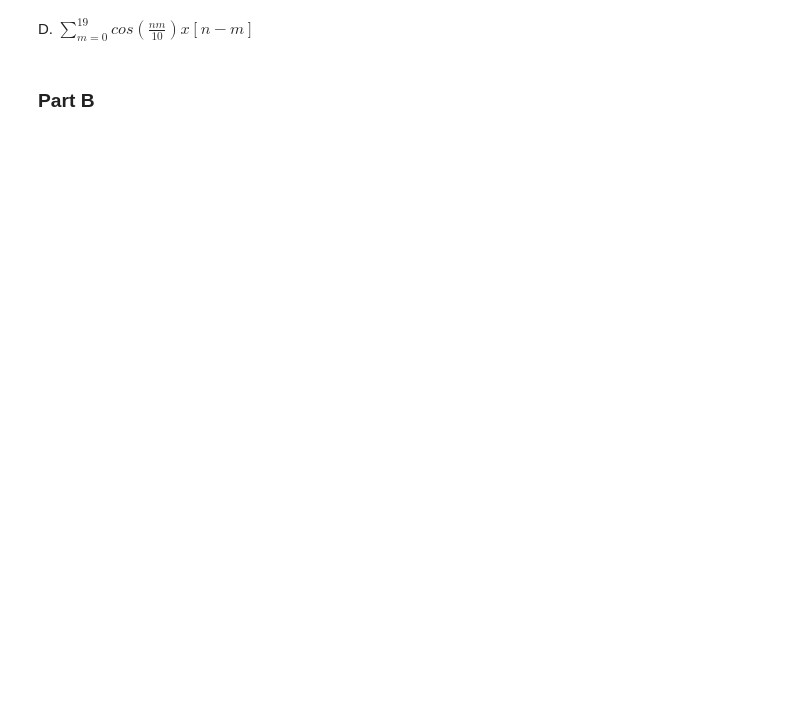
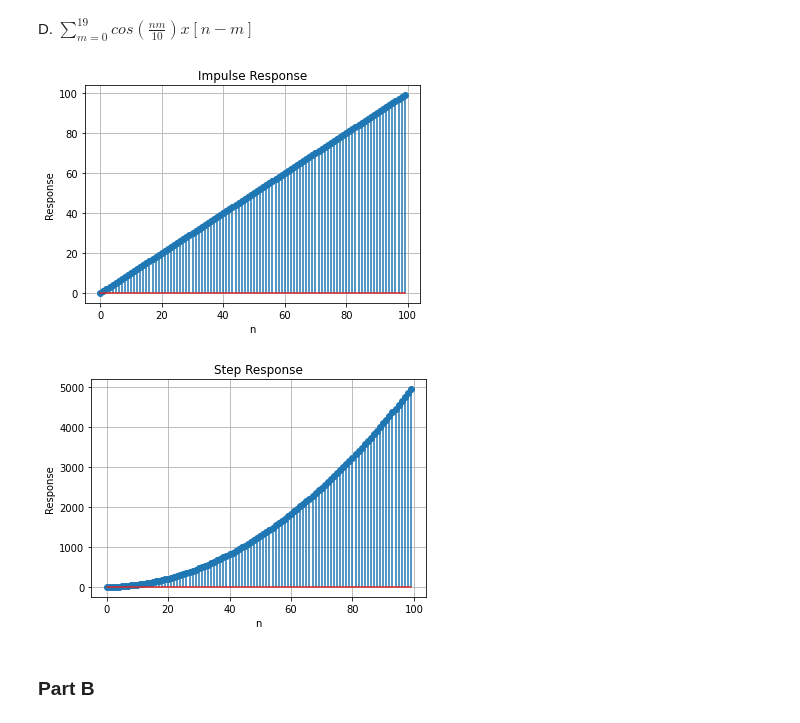
Before and after one commit to SM2A/Signals_and_Systems_Course_Projects, a Jupyter notebook: CA1/Source/2 - Impulse and Step Response of Time Discrete System.ipynb, the cells around one changed output. Drawn from its saved outputs; the diff is of its cells as text; code cells hidden in the pictures; blank space fills up the shorter version.

```diff
--- a/CA1/Source/2 - Impulse and Step Response of Time Discrete System.ipynb
+++ b/CA1/Source/2 - Impulse and Step Response of Time Discrete System.ipynb
@@ -59,2 +55,30 @@ pyplot.show()
+# %%
+# def sigma(n):
+#     global impulse
+#     res = 0
+#     m = [i for i in range(20)]
+#     m = numpy.array(m)
+#     cos = numpy.cos((m * n) / 10)
+#     x = ndimage.shift(impulse, (-1) * m, cval=0)[n]
+#     for m in range(20):
+#         res += numpy.cos(((m * n) / 10)) * (ndimage.shift(impulse, (-1) * m, cval=0)[n])
+#         cos.append(numpy.cos(((m * n) / 10)))
+#         x.append(ndimage.shift(impulse, (-1) * m, cval=0)[n])
+#
+#     xn = numpy.array(x)
+#     xn = xn.reshape((len(xn), 1))
+#     cos = numpy.array(cos)
+#     return numpy.matmul(cos, xn)
+
+y = []
+for i in n:
+    y.append(i)
+    # y.append(sigma(int(i)))
+
+draw_plot(n, y,'n','Response','Impulse Response')
+draw_plot(n, numpy.cumsum(y),'n','Response','Step Response')
+# %% [output]
+[figure, added]
+[figure, added]
 # %% [markdown]
 ### Part B
```
Also changed, not shown: parts of 21 cells of this notebook, 1 other file.
